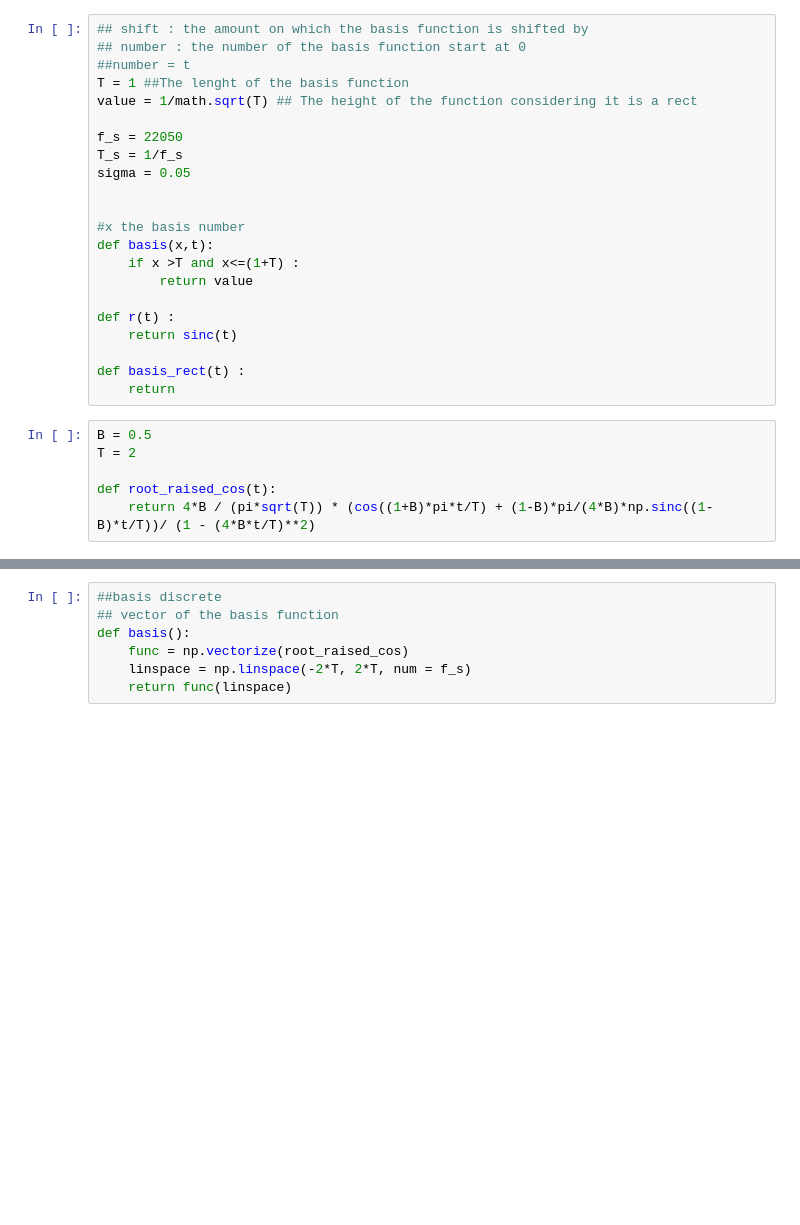
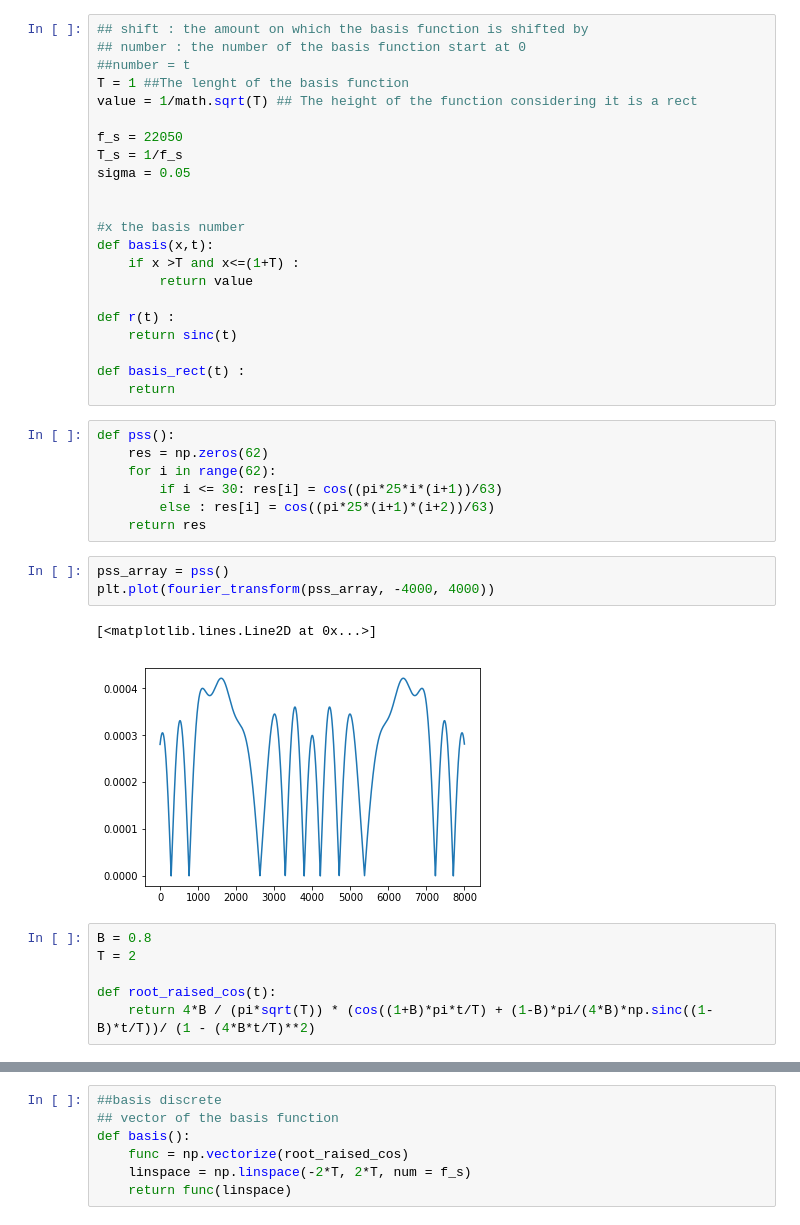
Before and after one commit to Paul-LouisDELACOUR/pdc, a Jupyter notebook: PL_4-Copy1.ipynb, the cells around one changed output, grey strips where cells are left out. Saved outputs shown, nothing was run; the diff lists cells and outputs as text; blank space fills up the shorter version.

```diff
--- a/PL_4-Copy1.ipynb
+++ b/PL_4-Copy1.ipynb
@@ -26,8 +26,21 @@ def r(t) :
 
 def basis_rect(t) :
     return
+# %%
+def pss():
+    res = np.zeros(62)
+    for i in range(62):
+        if i <= 30: res[i] = cos((pi*25*i*(i+1))/63)
+        else : res[i] = cos((pi*25*(i+1)*(i+2))/63)
+    return res
+# %%
+pss_array = pss()
+plt.plot(fourier_transform(pss_array, -4000, 4000))
+# %% [output]
+[<matplotlib.lines.Line2D at 0x...>]
+[figure, added]
 # %%
-B = 0.5
+B = 0.8
 T = 2
 
 def root_raised_cos(t):
```
Also changed, not shown: parts of 45 cells of this notebook, 2 other files.
